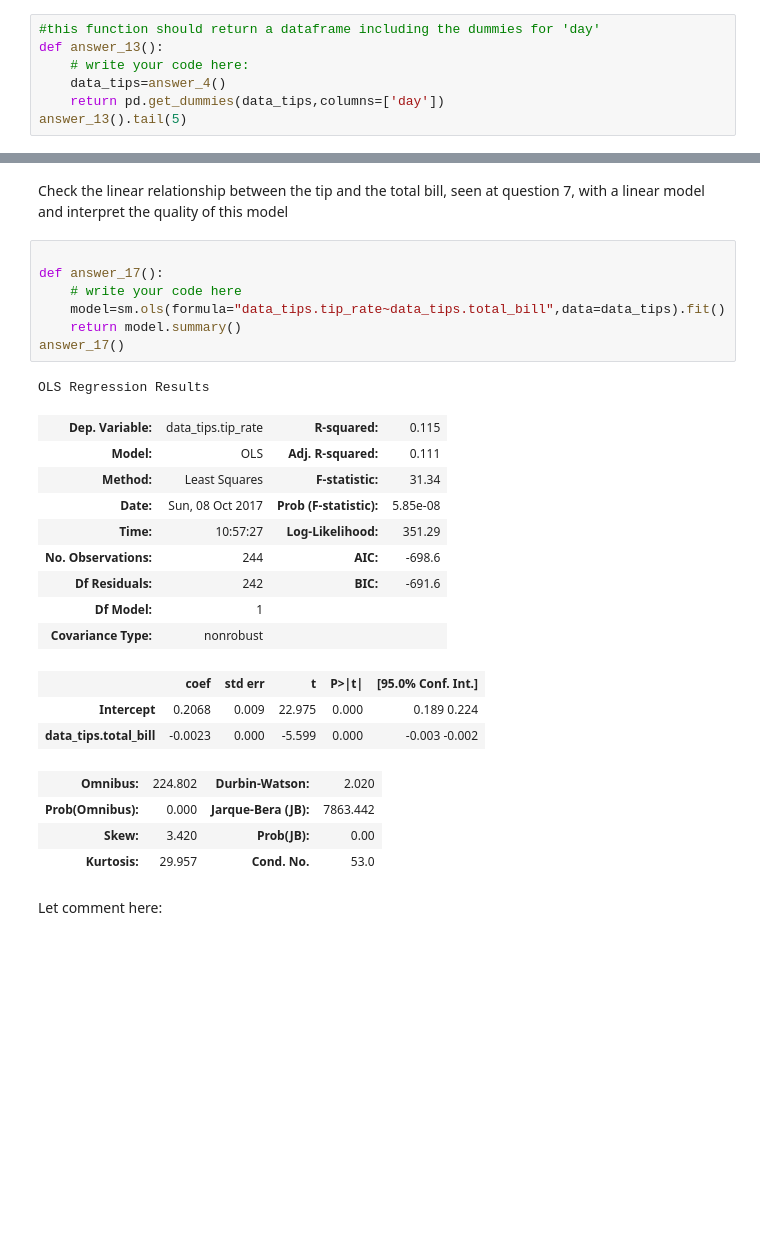
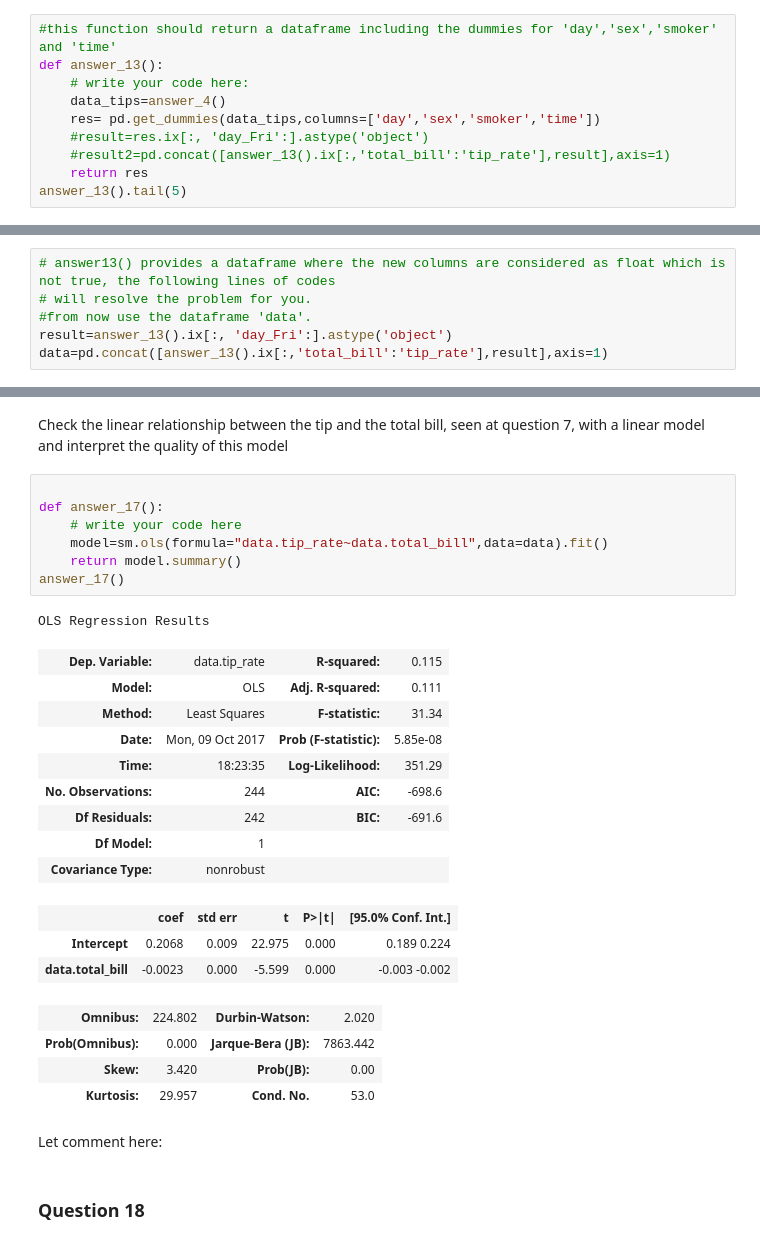
Before and after one commit to Louriz/Data-Mining, a Jupyter notebook: 1.Intr/TP1F3B.ipynb, the cells around one changed output, grey strips where cells are left out. Drawn from its saved outputs; the diff is of its cells as text; blank space fills up the shorter version.

Commit message:
add optional questions

```diff
--- a/1.Intr/TP1F3B.ipynb
+++ b/1.Intr/TP1F3B.ipynb
@@ -344,10 +344,13 @@ Before starting with the regression, we will learn how to build dummy variables,
 useful. Create four new variables, named day_Thur, day_Fri, day_Sat, day_Sun, that take 1 if the dining party
 was held on that day, 0 otherwise.
 # %%
-#this function should return a dataframe including the dummies for 'day'
+#this function should return a dataframe including the dummies for 'day','sex','smoker' and 'time'
 def answer_13():
     # write your code here:
     data_tips=answer_4()
-    return pd.get_dummies(data_tips,columns=['day'])
+    res= pd.get_dummies(data_tips,columns=['day','sex','smoker','time'])
+    #result=res.ix[:, 'day_Fri':].astype('object')
+    #result2=pd.concat([answer_13().ix[:,'total_bill':'tip_rate'],result],axis=1)
+    return res
 answer_13().tail(5)
 # %% [output]
@@ -359,0 +363,6 @@ answer_13().tail(5)
+# %%
+# answer13() provides a dataframe where the new columns are considered as float which is not true, the following lines of codes
+# will resolve the problem for you.
+#from now use the dataframe 'data'.
+result=answer_13().ix[:, 'day_Fri':].astype('object')
+data=pd.concat([answer_13().ix[:,'total_bill':'tip_rate'],result],axis=1)
@@ -499,27 +534,29 @@ model and interpret the quality of this model
 # %%
 
 def answer_17():
     # write your code here
-    model=sm.ols(formula="data_tips.tip_rate~data_tips.total_bill",data=data_tips).fit()
+    model=sm.ols(formula="data.tip_rate~data.total_bill",data=data).fit()
     return model.summary()
 answer_17()
 # %% [output]
 OLS Regression Results
-| Dep. Variable: | data_tips.tip_rate | R-squared: | 0.115 |
+| Dep. Variable: | data.tip_rate | R-squared: | 0.115 |
 | Model: | OLS | Adj. R-squared: | 0.111 |
 | Method: | Least Squares | F-statistic: | 31.34 |
-| Date: | Sun, 08 Oct 2017 | Prob (F-statistic): | 5.85e-08 |
-| Time: | 10:57:27 | Log-Likelihood: | 351.29 |
+| Date: | Mon, 09 Oct 2017 | Prob (F-statistic): | 5.85e-08 |
+| Time: | 18:23:35 | Log-Likelihood: | 351.29 |
 | No. Observations: | 244 | AIC: | -698.6 |
 | Df Residuals: | 242 | BIC: | -691.6 |
 | Df Model: | 1 |  |  |
 | Covariance Type: | nonrobust |  |  |
 |  | coef | std err | t | P>|t| | [95.0% Conf. Int.] |
 | Intercept | 0.2068 | 0.009 | 22.975 | 0.000 | 0.189 0.224 |
-| data_tips.total_bill | -0.0023 | 0.000 | -5.599 | 0.000 | -0.003 -0.002 |
+| data.total_bill | -0.0023 | 0.000 | -5.599 | 0.000 | -0.003 -0.002 |
 | Omnibus: | 224.802 | Durbin-Watson: | 2.020 |
 | Prob(Omnibus): | 0.000 | Jarque-Bera (JB): | 7863.442 |
 | Skew: | 3.420 | Prob(JB): | 0.00 |
 | Kurtosis: | 29.957 | Cond. No. | 53.0 |
 # %% [markdown]
 Let comment here:
+# %% [markdown]
+### Question 18
```
Also changed, not shown: parts of 16 cells of this notebook.
